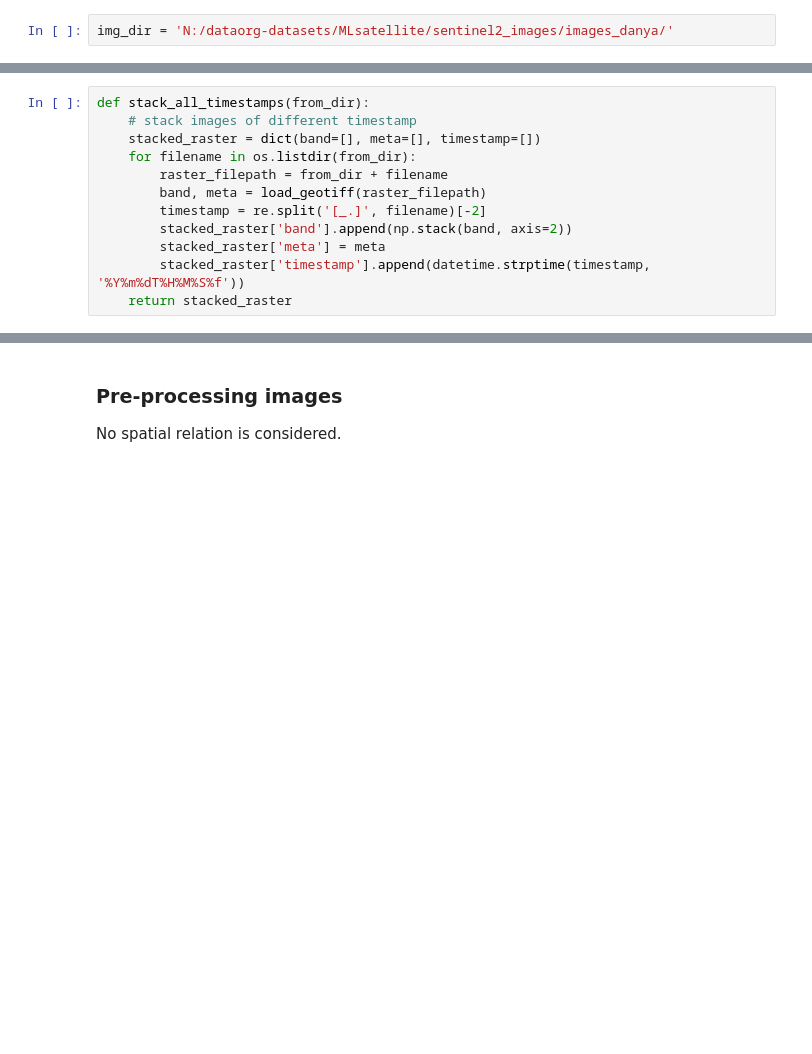
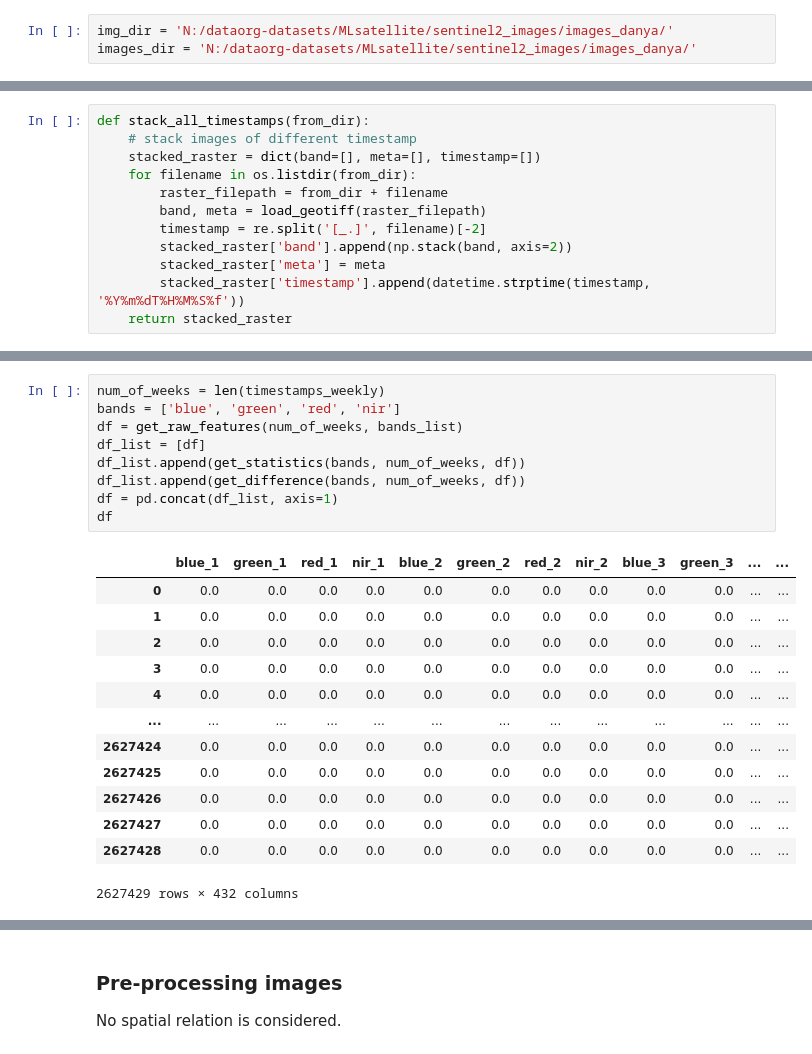
Before and after one commit to YourVirtualColdChainAssistant/MLsat-cropland-himachal, a Jupyter notebook: notebooks/pipeline.ipynb, the cells around one changed output, grey strips where cells are left out. Drawn from its saved outputs; the diff is of its cells as text; blank space fills up the shorter version.

```diff
--- a/notebooks/pipeline.ipynb
+++ b/notebooks/pipeline.ipynb
@@ -21,6 +20,7 @@ import skimage.draw
 ### Clip the study region
 # %%
 img_dir = 'N:/dataorg-datasets/MLsatellite/sentinel2_images/images_danya/'
+images_dir = 'N:/dataorg-datasets/MLsatellite/sentinel2_images/images_danya/'
 # %%
 def dropna_in_shapefile(from_shp_path, to_shp_path=None):
     shapefile = gpd.read_file(from_shp_path)
@@ -185,0 +367,23 @@ stacked_band.shape
+# %%
+num_of_weeks = len(timestamps_weekly)
+bands = ['blue', 'green', 'red', 'nir']
+df = get_raw_features(num_of_weeks, bands_list)
+df_list = [df]
+df_list.append(get_statistics(bands, num_of_weeks, df))
+df_list.append(get_difference(bands, num_of_weeks, df))
+df = pd.concat(df_list, axis=1)
+df
+# %% [output]
+|  | blue_1 | green_1 | red_1 | nir_1 | blue_2 | green_2 | red_2 | nir_2 | blue_3 | green_3 | ... | ... |
+| 0 | 0.0 | 0.0 | 0.0 | 0.0 | 0.0 | 0.0 | 0.0 | 0.0 | 0.0 | 0.0 | ... | ... |
+| 1 | 0.0 | 0.0 | 0.0 | 0.0 | 0.0 | 0.0 | 0.0 | 0.0 | 0.0 | 0.0 | ... | ... |
+| 2 | 0.0 | 0.0 | 0.0 | 0.0 | 0.0 | 0.0 | 0.0 | 0.0 | 0.0 | 0.0 | ... | ... |
+| 3 | 0.0 | 0.0 | 0.0 | 0.0 | 0.0 | 0.0 | 0.0 | 0.0 | 0.0 | 0.0 | ... | ... |
+| 4 | 0.0 | 0.0 | 0.0 | 0.0 | 0.0 | 0.0 | 0.0 | 0.0 | 0.0 | 0.0 | ... | ... |
+| ... | ... | ... | ... | ... | ... | ... | ... | ... | ... | ... | ... | ... |
+| 2627424 | 0.0 | 0.0 | 0.0 | 0.0 | 0.0 | 0.0 | 0.0 | 0.0 | 0.0 | 0.0 | ... | ... |
+| 2627425 | 0.0 | 0.0 | 0.0 | 0.0 | 0.0 | 0.0 | 0.0 | 0.0 | 0.0 | 0.0 | ... | ... |
+| 2627426 | 0.0 | 0.0 | 0.0 | 0.0 | 0.0 | 0.0 | 0.0 | 0.0 | 0.0 | 0.0 | ... | ... |
+| 2627427 | 0.0 | 0.0 | 0.0 | 0.0 | 0.0 | 0.0 | 0.0 | 0.0 | 0.0 | 0.0 | ... | ... |
+| 2627428 | 0.0 | 0.0 | 0.0 | 0.0 | 0.0 | 0.0 | 0.0 | 0.0 | 0.0 | 0.0 | ... | ... |
+2627429 rows × 432 columns
```
Also changed, not shown: parts of 70 cells of this notebook, 4 other files.
